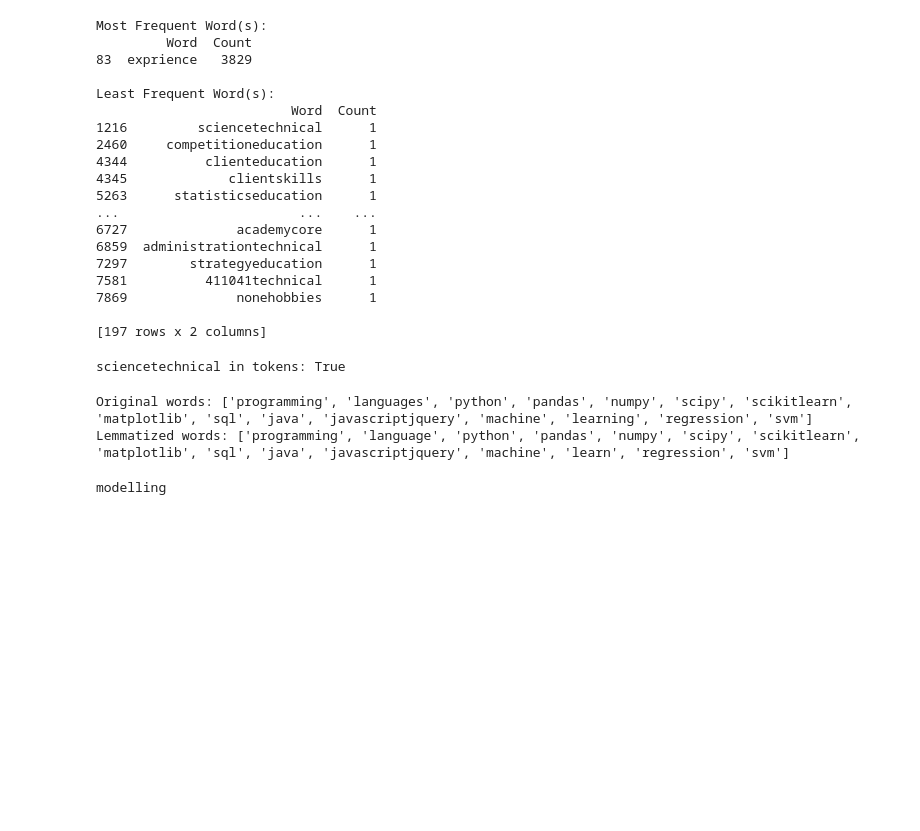
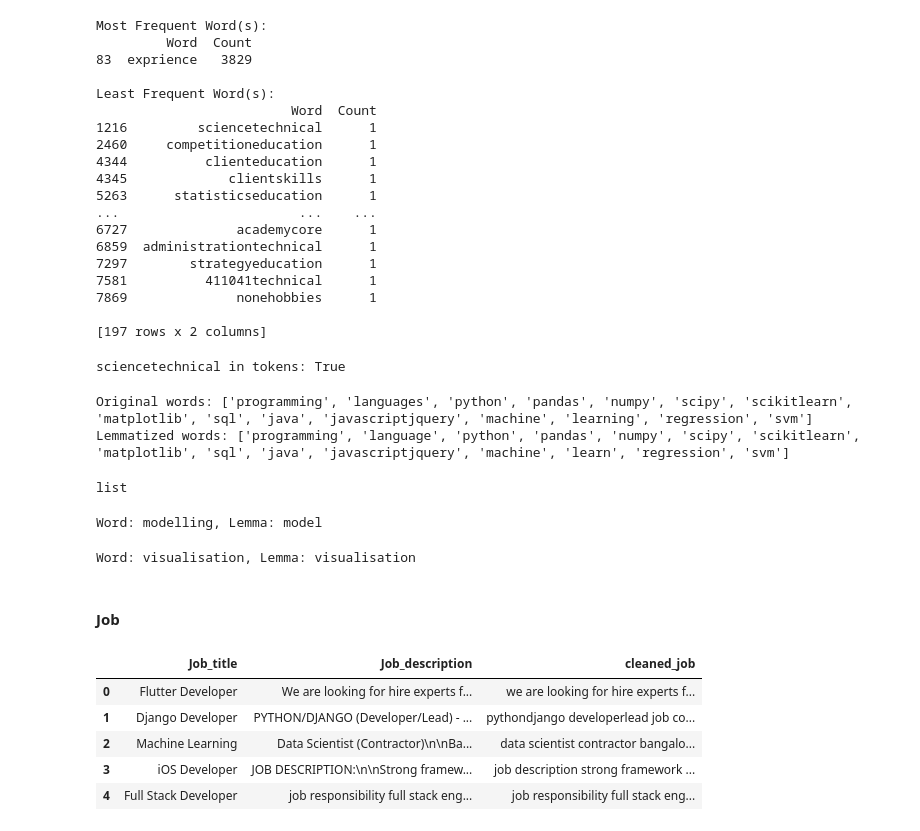
Before and after one commit to senghok510/Resume_matching, a Jupyter notebook: notebooks/data_preprocessing.ipynb, the cells around one changed output. Cells and saved outputs as stored; diff of their text form; code cells hidden in the pictures; blank space fills up the shorter version.

```diff
--- a/notebooks/data_preprocessing.ipynb
+++ b/notebooks/data_preprocessing.ipynb
@@ -28,3 +28,5 @@ job.head()
 | 4 | 4 | Full Stack Developer | job responsibility full stack eng... |
 # %% [markdown]
 By peeking into the text, we notice that there are non-alphanumeric characters, numbers, and backslashes that need to be cleaned in the text.
+# %%
+job = job.drop(columns=['Unnamed: 0'])
@@ -472,9 +481,36 @@ print("Lemmatized words:", lemmatized_words[:15])
 # %% [output]
 Original words: ['programming', 'languages', 'python', 'pandas', 'numpy', 'scipy', 'scikitlearn', 'matplotlib', 'sql', 'java', 'javascriptjquery', 'machine', 'learning', 'regression', 'svm']
 Lemmatized words: ['programming', 'language', 'python', 'pandas', 'numpy', 'scipy', 'scikitlearn', 'matplotlib', 'sql', 'java', 'javascriptjquery', 'machine', 'learn', 'regression', 'svm']
+# %%
+type(lemmatized_resume)
+# %% [output]
+list
 # %%
 text ="modelling"
 doc=nlp(text)
-print(text)
+
+for token in doc:
+    print(f"Word: {token.text}, Lemma: {token.lemma_}")
 # %% [output]
-modelling
+Word: modelling, Lemma: model
+# %%
+text ="visualisation"
+doc=nlp(text)
+
+for token in doc:
+    print(f"Word: {token.text}, Lemma: {token.lemma_}")
+# %% [output]
+Word: visualisation, Lemma: visualisation
+# %% [markdown]
+#### Job
+# %%
+job['cleaned_job'] = job['Job_description'].apply(lambda x: cleanText(x))
+# %%
+job.head()
+# %% [output]
+|  | Job_title | Job_description | cleaned_job |
+| 0 | Flutter Developer | We are looking for hire experts f... | we are looking for hire experts f... |
+| 1 | Django Developer | PYTHON/DJANGO (Developer/Lead) - ... | pythondjango developerlead job co... |
+| 2 | Machine Learning | Data Scientist (Contractor)\n\nBa... | data scientist contractor bangalo... |
+| 3 | iOS Developer | JOB DESCRIPTION:\n\nStrong framew... | job description strong framework ... |
+| 4 | Full Stack Developer | job responsibility full stack eng... | job responsibility full stack eng... |
```
Also changed, not shown: parts of 13 cells of this notebook.
